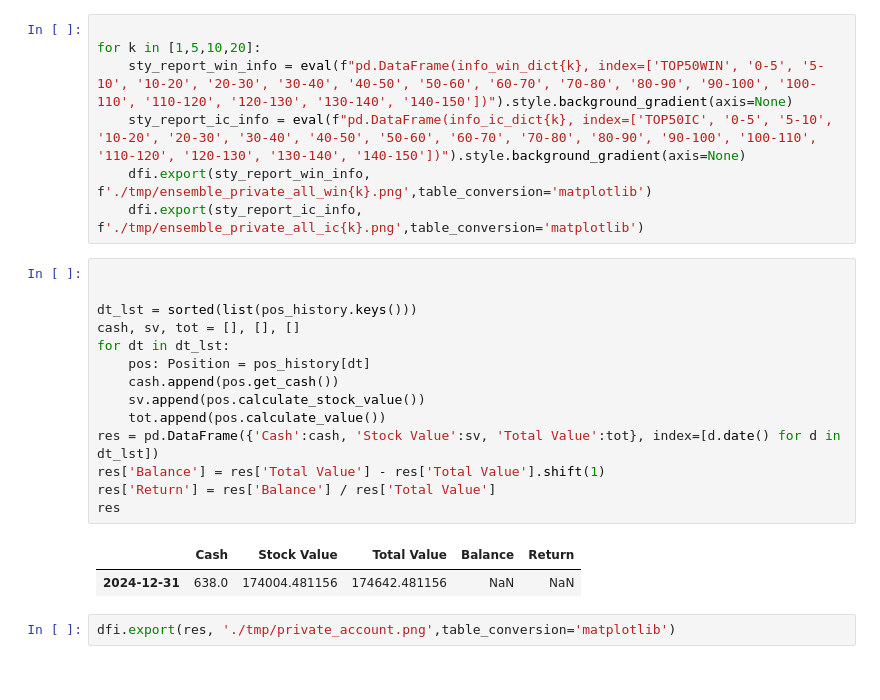
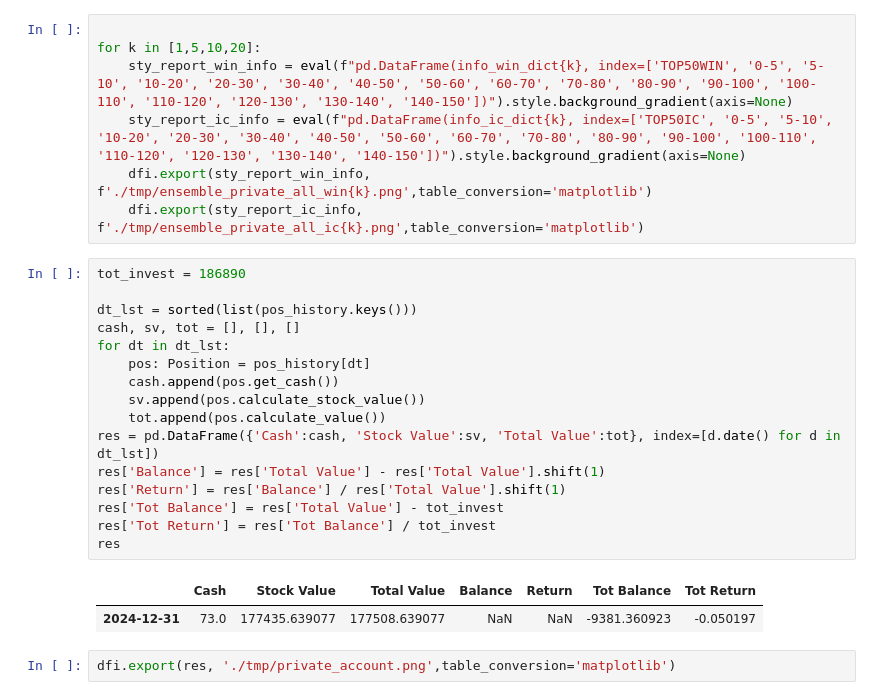
Before and after one commit to naiqili/private_trade, a Jupyter notebook: ensemble_private.ipynb, the cells around one changed output. Drawn from its saved outputs; the diff is of its cells as text.

```diff
--- a/ensemble_private.ipynb
+++ b/ensemble_private.ipynb
@@ -341,22 +339,24 @@ for k in [1,5,10,20]:
     dfi.export(sty_report_win_info, f'./tmp/ensemble_private_all_win{k}.png',table_conversion='matplotlib')
     dfi.export(sty_report_ic_info, f'./tmp/ensemble_private_all_ic{k}.png',table_conversion='matplotlib')
 # %%
-
+tot_invest = 186890
 
 dt_lst = sorted(list(pos_history.keys()))
 cash, sv, tot = [], [], []
 for dt in dt_lst:
     pos: Position = pos_history[dt]
     cash.append(pos.get_cash())
     sv.append(pos.calculate_stock_value())
     tot.append(pos.calculate_value())
 res = pd.DataFrame({'Cash':cash, 'Stock Value':sv, 'Total Value':tot}, index=[d.date() for d in dt_lst])
 res['Balance'] = res['Total Value'] - res['Total Value'].shift(1)
-res['Return'] = res['Balance'] / res['Total Value']
+res['Return'] = res['Balance'] / res['Total Value'].shift(1)
+res['Tot Balance'] = res['Total Value'] - tot_invest
+res['Tot Return'] = res['Tot Balance'] / tot_invest
 res
 # %% [output]
-|  | Cash | Stock Value | Total Value | Balance | Return |
-| 2024-12-31 | 638.0 | 174004.481156 | 174642.481156 | NaN | NaN |
+|  | Cash | Stock Value | Total Value | Balance | Return | Tot Balance | Tot Return |
+| 2024-12-31 | 73.0 | 177435.639077 | 177508.639077 | NaN | NaN | -9381.360923 | -0.050197 |
 # %%
 dfi.export(res, './tmp/private_account.png',table_conversion='matplotlib')
 # %%
```
Also changed, not shown: parts of 8 cells of this notebook, 4 other files.
